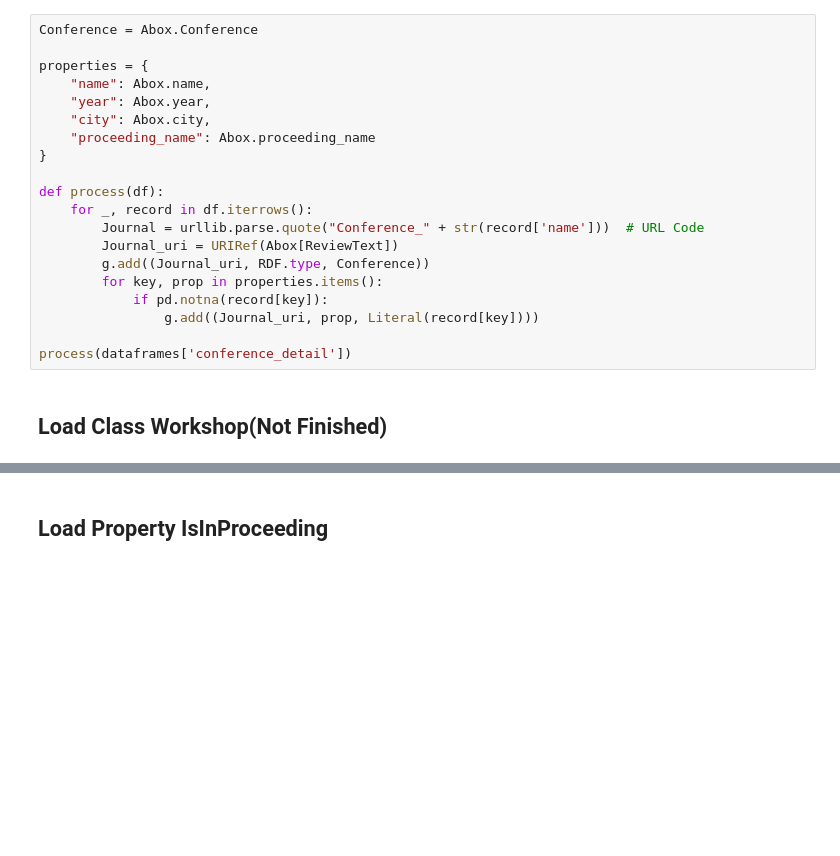
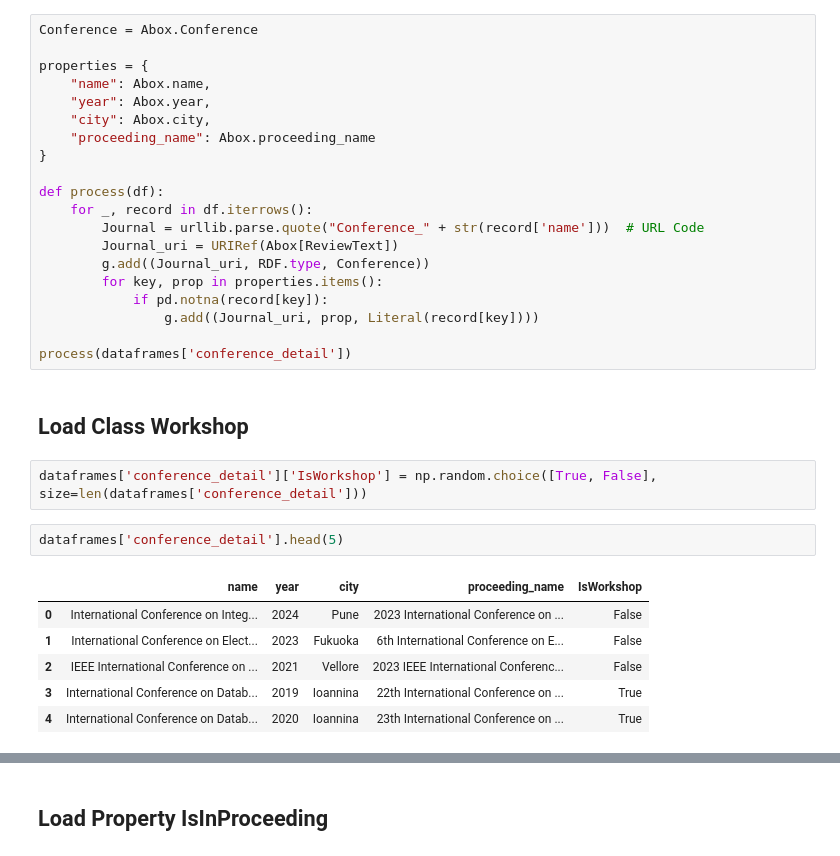
Before and after one commit to Ziyong-Zhang/SDM_lab2, a Jupyter notebook: scripts/SDM_Lab2_Abox.ipynb, the cells around one changed output, grey strips where cells are left out. Drawn from its saved outputs; the diff is of its cells as text; blank space fills up the shorter version.

Commit message:
Add Class Workshop & RegularConference, Add Property WorkshopIn & Conin

```diff
--- a/scripts/SDM_Lab2_Abox.ipynb
+++ b/scripts/SDM_Lab2_Abox.ipynb
@@ -556,4 +602,15 @@ def process(df):
 
 process(dataframes['conference_detail'])
 # %% [markdown]
-## Load Class Workshop(Not Finished)
+## Load Class Workshop
+# %%
+dataframes['conference_detail']['IsWorkshop'] = np.random.choice([True, False], size=len(dataframes['conference_detail']))
+# %%
+dataframes['conference_detail'].head(5)
+# %% [output]
+|  | name | year | city | proceeding_name | IsWorkshop |
+| 0 | International Conference on Integ... | 2024 | Pune | 2023 International Conference on ... | False |
+| 1 | International Conference on Elect... | 2023 | Fukuoka | 6th International Conference on E... | False |
+| 2 | IEEE International Conference on ... | 2021 | Vellore | 2023 IEEE International Conferenc... | False |
+| 3 | International Conference on Datab... | 2019 | Ioannina | 22th International Conference on ... | True |
+| 4 | International Conference on Datab... | 2020 | Ioannina | 23th International Conference on ... | True |
```
Also changed, not shown: parts of 15 cells of this notebook.
